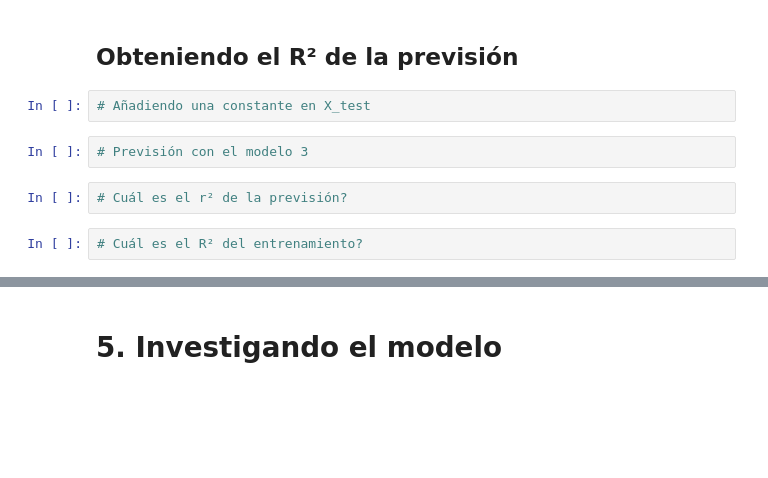
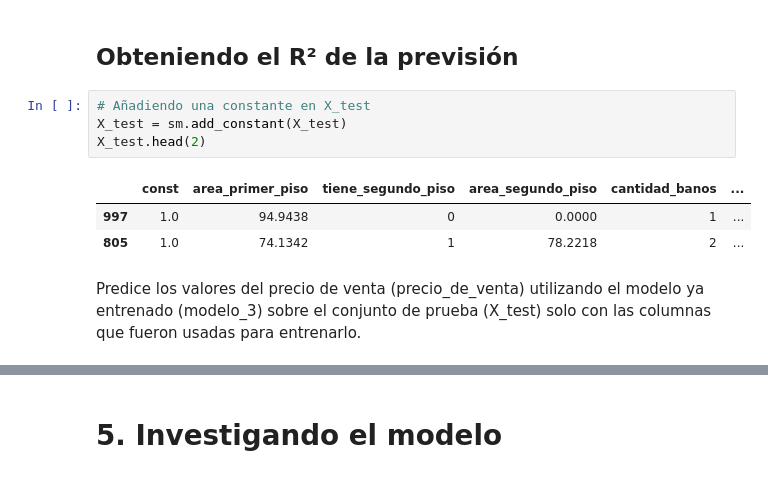
Before and after one commit to DanielRaiicHu/precio_de_inmuebles_regresion_lineal, a Jupyter notebook: precios_de_inmuebles_regresion_lineal.ipynb, the cells around one changed output, grey strips where cells are left out. Saved outputs shown, nothing was run; the diff lists cells and outputs as text; blank space fills up the shorter version.

```diff
--- a/precios_de_inmuebles_regresion_lineal.ipynb
+++ b/precios_de_inmuebles_regresion_lineal.ipynb
@@ -580,9 +588,11 @@ Esto lo convierte en un modelo parsimonioso y eficaz, ideal para explicar el pre
 ## Obteniendo el R² de la previsión
 # %%
 # Añadiendo una constante en X_test
+X_test = sm.add_constant(X_test)
+X_test.head(2)
+# %% [output]
+|  | const | area_primer_piso | tiene_segundo_piso | area_segundo_piso | cantidad_banos | ... |
+| 997 | 1.0 | 94.9438 | 0 | 0.0000 | 1 | ... |
+| 805 | 1.0 | 74.1342 | 1 | 78.2218 | 2 | ... |
-# %%
-# Previsión con el modelo 3
-# %%
-# Cuál es el r² de la previsión?
-# %%
-# Cuál es el R² del entrenamiento?
+# %% [markdown]
+Predice los valores del precio de venta (precio_de_venta) utilizando el modelo ya entrenado (modelo_3) sobre el conjunto de prueba (X_test) solo con las columnas que fueron usadas para entrenarlo.
```
Also changed, not shown: parts of 28 cells of this notebook.
